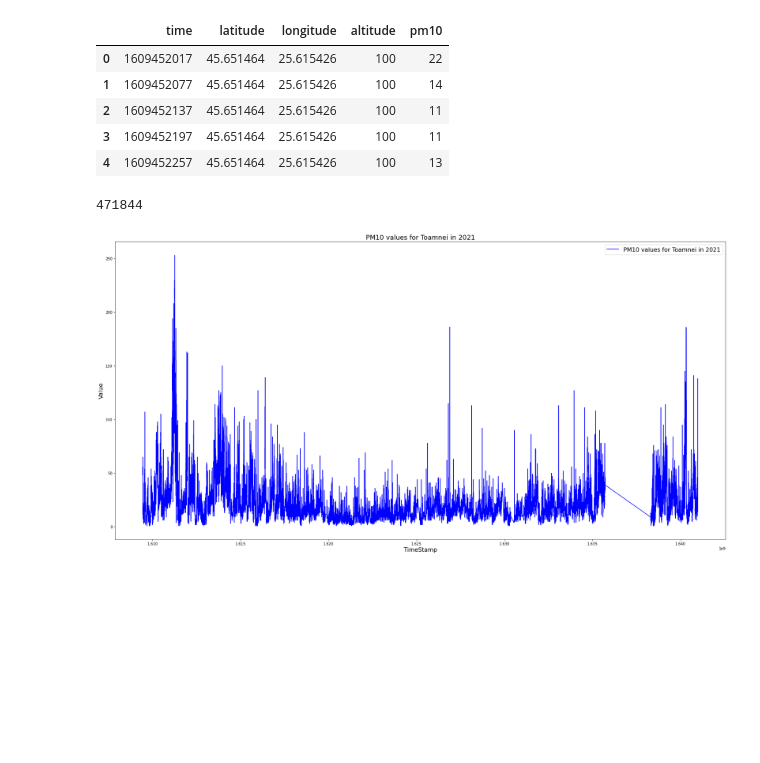
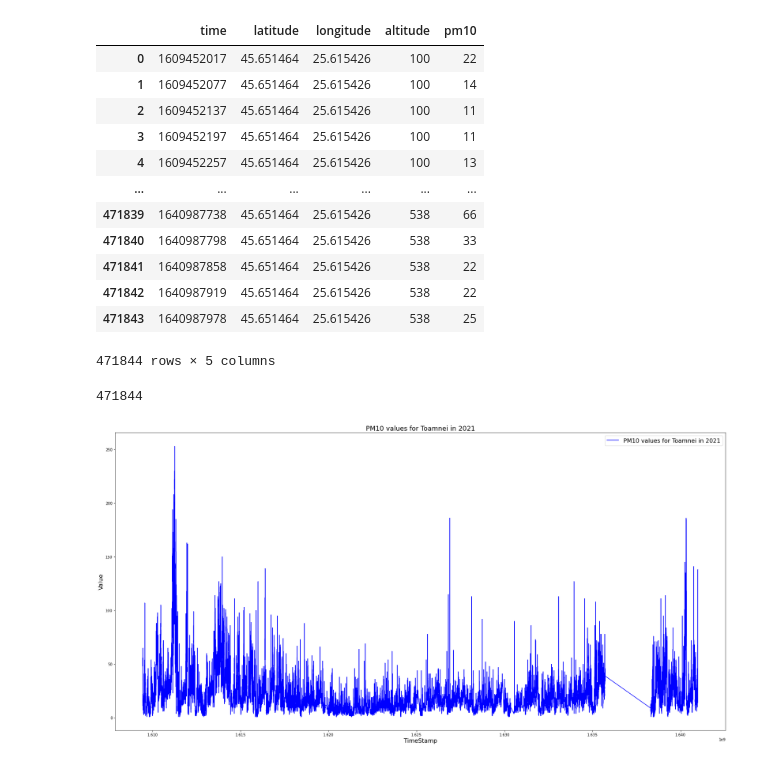
Before and after one commit to ValentinAdam/Licenta_Poluare, a Jupyter notebook: poluare_test17_csv-2021.ipynb, the cells around one changed output. Cells and saved outputs as stored; diff of their text form; code cells hidden in the pictures; blank space fills up the shorter version.

```diff
--- a/poluare_test17_csv-2021.ipynb
+++ b/poluare_test17_csv-2021.ipynb
@@ -3,14 +3,21 @@ import pandas as pd
 # %%
 dataframe = pd.read_csv("csv/82000278_Toamnei_PM10_2021.csv")
 # %%
-dataframe.head()
+dataframe
 # %% [output]
 |  | time | latitude | longitude | altitude | pm10 |
 | 0 | 1609452017 | 45.651464 | 25.615426 | 100 | 22 |
 | 1 | 1609452077 | 45.651464 | 25.615426 | 100 | 14 |
 | 2 | 1609452137 | 45.651464 | 25.615426 | 100 | 11 |
 | 3 | 1609452197 | 45.651464 | 25.615426 | 100 | 11 |
 | 4 | 1609452257 | 45.651464 | 25.615426 | 100 | 13 |
+| ... | ... | ... | ... | ... | ... |
+| 471839 | 1640987738 | 45.651464 | 25.615426 | 538 | 66 |
+| 471840 | 1640987798 | 45.651464 | 25.615426 | 538 | 33 |
+| 471841 | 1640987858 | 45.651464 | 25.615426 | 538 | 22 |
+| 471842 | 1640987919 | 45.651464 | 25.615426 | 538 | 22 |
+| 471843 | 1640987978 | 45.651464 | 25.615426 | 538 | 25 |
+471844 rows × 5 columns
 # %%
 dataframe_size = len(dataframe.index)
 dataframe_size
```
Also changed, not shown: 48 other files.
